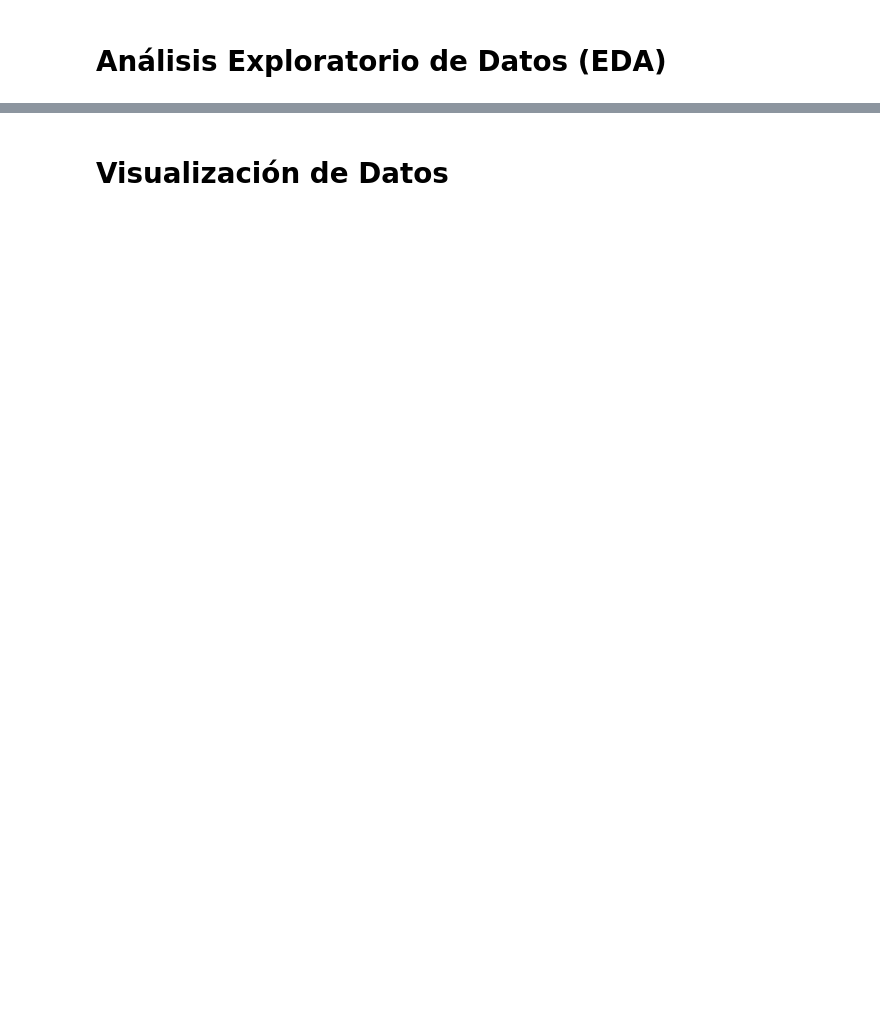
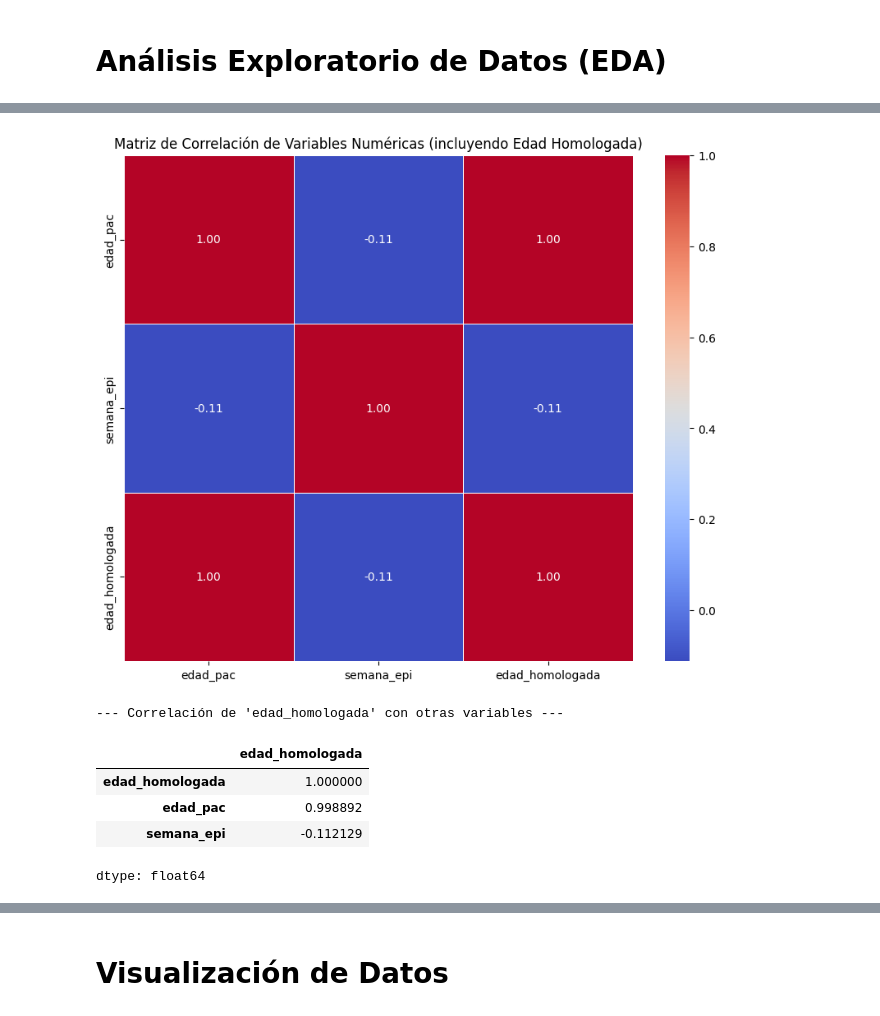
Before and after one commit to monikabenavides/MaestriaUHE, a Jupyter notebook: Actividad1.ipynb, the cells around one changed output, grey strips where cells are left out. Saved outputs shown, nothing was run; the diff lists cells and outputs as text; code cells hidden in the pictures; blank space fills up the shorter version.

```diff
--- a/Actividad1.ipynb
+++ b/Actividad1.ipynb
@@ -191,0 +464,27 @@ plt.show()
+# %%
+import matplotlib.pyplot as plt
+import seaborn as sns
+
+# Seleccionar solo columnas numéricas para el análisis de correlación
+# Excluir 'cod_paciente' ya que es un identificador y no una medida cuantitativa para correlación
+numerical_cols = df.select_dtypes(include=['int64', 'float64']).drop(columns=['cod_paciente'], errors='ignore')
+
+# Calcular la matriz de correlación
+corr_matrix = numerical_cols.corr()
+
+# Visualizar la matriz de correlación usando un mapa de calor
+plt.figure(figsize=(10, 8))
+sns.heatmap(corr_matrix, annot=True, cmap='coolwarm', fmt=".2f", linewidths=.5)
+plt.title('Matriz de Correlación de Variables Numéricas (incluyendo Edad Homologada)')
+plt.show()
+
+print("\n--- Correlación de 'edad_homologada' con otras variables --- ")
+display(corr_matrix['edad_homologada'].sort_values(ascending=False))
+# %% [output]
+[figure, added]
+--- Correlación de 'edad_homologada' con otras variables ---
+|  | edad_homologada |
+| edad_homologada | 1.000000 |
+| edad_pac | 0.998892 |
+| semana_epi | -0.112129 |
+dtype: float64
```
Also changed, not shown: parts of 34 cells of this notebook.
